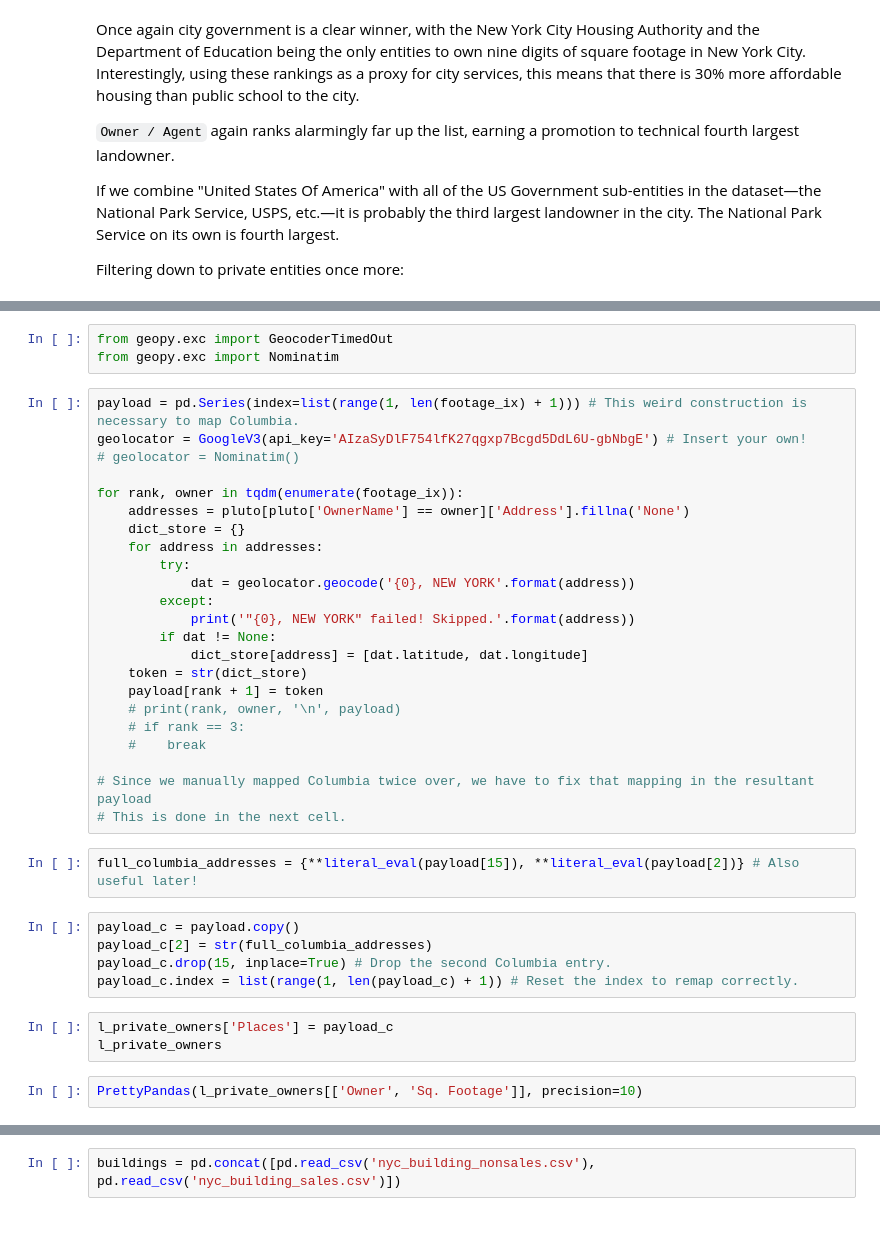
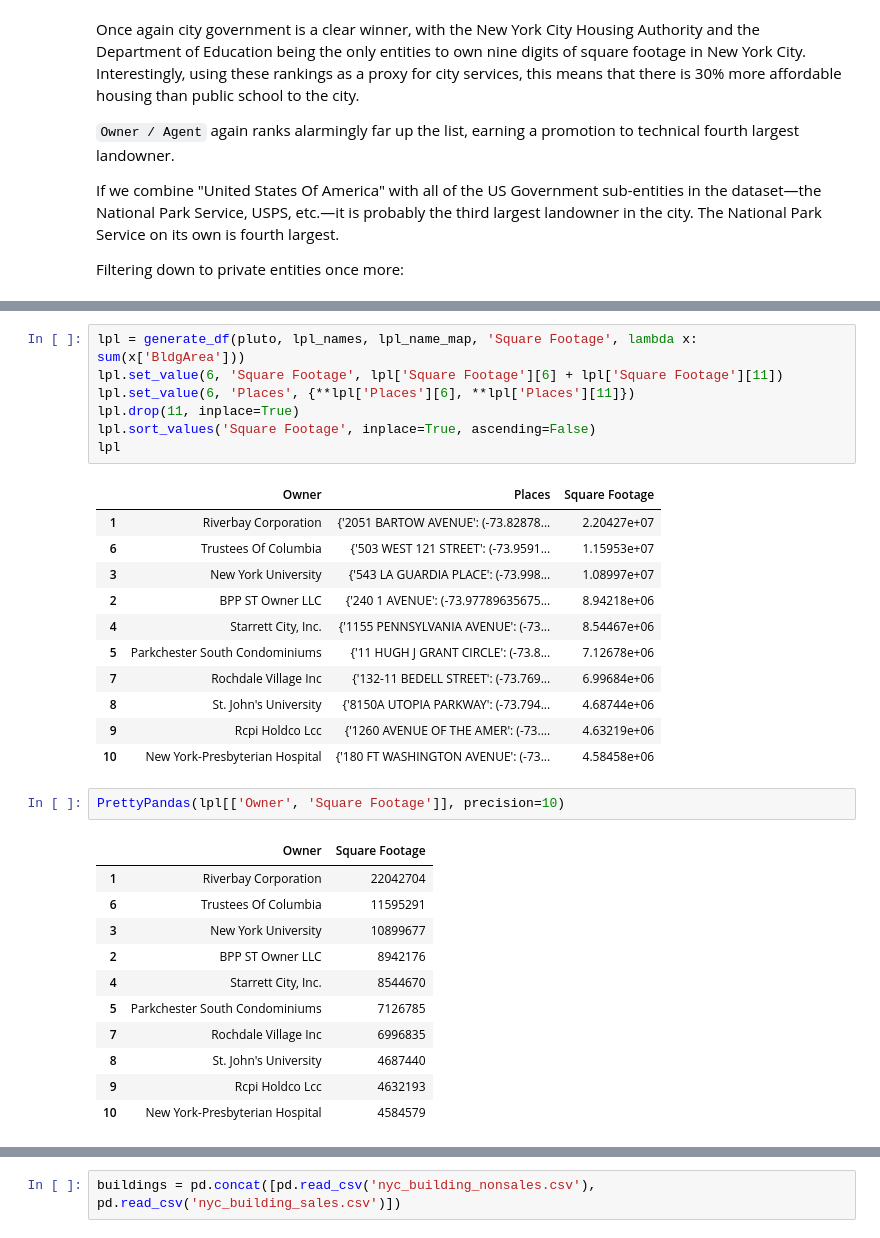
Before and after one commit to ResidentMario/nyc-buildings, a Jupyter notebook: ownership-data-visualization.ipynb, the cells around one changed output, grey strips where cells are left out. Cells and saved outputs as stored; diff of their text form.

```diff
--- a/ownership-data-visualization.ipynb
+++ b/ownership-data-visualization.ipynb
@@ -238,39 +259,34 @@ l_private_owners.index.name = 'Rank'
-# %%
-from geopy.exc import GeocoderTimedOut
-from geopy.exc import Nominatim
-# %%
-payload = pd.Series(index=list(range(1, len(footage_ix) + 1))) # This weird construction is necessary to map Columbia.
-geolocator = GoogleV3(api_key='AIzaSyDlF754lfK27qgxp7Bcgd5DdL6U-gbNbgE') # Insert your own!
-# geolocator = Nominatim()
-
-for rank, owner in tqdm(enumerate(footage_ix)):
-    addresses = pluto[pluto['OwnerName'] == owner]['Address'].fillna('None')
-    dict_store = {}
-    for address in addresses:
-        try:
-            dat = geolocator.geocode('{0}, NEW YORK'.format(address))
-        except:
-            print('"{0}, NEW YORK" failed! Skipped.'.format(address))
-        if dat != None:
-            dict_store[address] = [dat.latitude, dat.longitude]
-    token = str(dict_store)
-    payload[rank + 1] = token
-    # print(rank, owner, '\n', payload)
-    # if rank == 3:
-    #    break
-
-# Since we manually mapped Columbia twice over, we have to fix that mapping in the resultant payload
-# This is done in the next cell.
-# %%
-full_columbia_addresses = {**literal_eval(payload[15]), **literal_eval(payload[2])} # Also useful later!
-# %%
-payload_c = payload.copy()
-payload_c[2] = str(full_columbia_addresses)
-payload_c.drop(15, inplace=True) # Drop the second Columbia entry.
-payload_c.index = list(range(1, len(payload_c) + 1)) # Reset the index to remap correctly.
-# %%
-l_private_owners['Places'] = payload_c
-l_private_owners
+# %%
+lpl = generate_df(pluto, lpl_names, lpl_name_map, 'Square Footage', lambda x: sum(x['BldgArea']))
+lpl.set_value(6, 'Square Footage', lpl['Square Footage'][6] + lpl['Square Footage'][11])
+lpl.set_value(6, 'Places', {**lpl['Places'][6], **lpl['Places'][11]})
+lpl.drop(11, inplace=True)
+lpl.sort_values('Square Footage', inplace=True, ascending=False)
+lpl
+# %% [output]
+|  | Owner | Places | Square Footage |
+| 1 | Riverbay Corporation | {'2051 BARTOW AVENUE': (-73.82878... | 2.20427e+07 |
+| 6 | Trustees Of Columbia | {'503 WEST 121 STREET': (-73.9591... | 1.15953e+07 |
+| 3 | New York University | {'543 LA GUARDIA PLACE': (-73.998... | 1.08997e+07 |
+| 2 | BPP ST Owner LLC | {'240 1 AVENUE': (-73.97789635675... | 8.94218e+06 |
+| 4 | Starrett City, Inc. | {'1155 PENNSYLVANIA AVENUE': (-73... | 8.54467e+06 |
+| 5 | Parkchester South Condominiums | {'11 HUGH J GRANT CIRCLE': (-73.8... | 7.12678e+06 |
+| 7 | Rochdale Village Inc | {'132-11 BEDELL STREET': (-73.769... | 6.99684e+06 |
+| 8 | St. John's University | {'8150A UTOPIA PARKWAY': (-73.794... | 4.68744e+06 |
+| 9 | Rcpi Holdco Lcc | {'1260 AVENUE OF THE AMER': (-73.... | 4.63219e+06 |
+| 10 | New York-Presbyterian Hospital | {'180 FT WASHINGTON AVENUE': (-73... | 4.58458e+06 |
 # %%
-PrettyPandas(l_private_owners[['Owner', 'Sq. Footage']], precision=10)
+PrettyPandas(lpl[['Owner', 'Square Footage']], precision=10)
+# %% [output]
+|  | Owner | Square Footage |
+| 1 | Riverbay Corporation | 22042704 |
+| 6 | Trustees Of Columbia | 11595291 |
+| 3 | New York University | 10899677 |
+| 2 | BPP ST Owner LLC | 8942176 |
+| 4 | Starrett City, Inc. | 8544670 |
+| 5 | Parkchester South Condominiums | 7126785 |
+| 7 | Rochdale Village Inc | 6996835 |
+| 8 | St. John's University | 4687440 |
+| 9 | Rcpi Holdco Lcc | 4632193 |
+| 10 | New York-Presbyterian Hospital | 4584579 |
 # %% [markdown]
```
Also changed, not shown: parts of 34 cells of this notebook, 46 other files.
